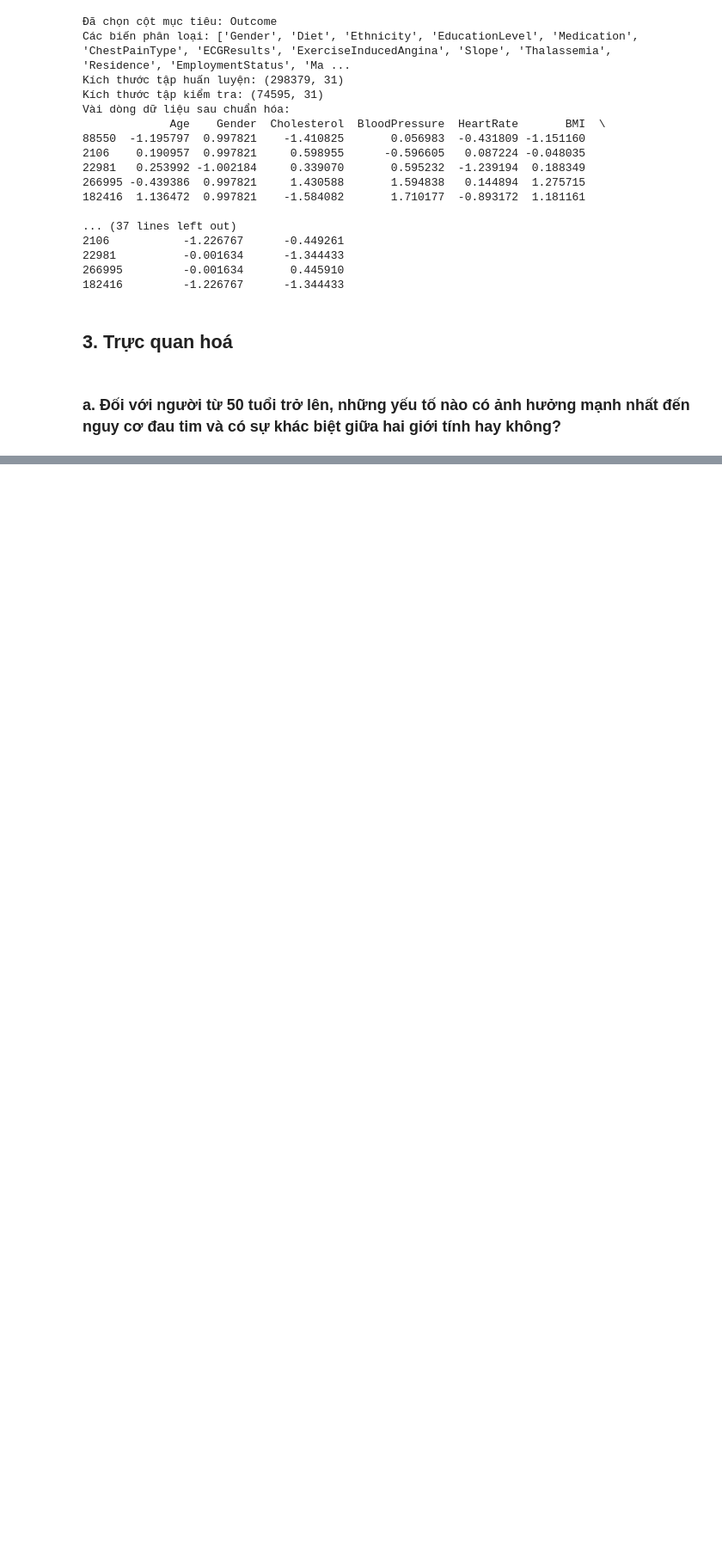
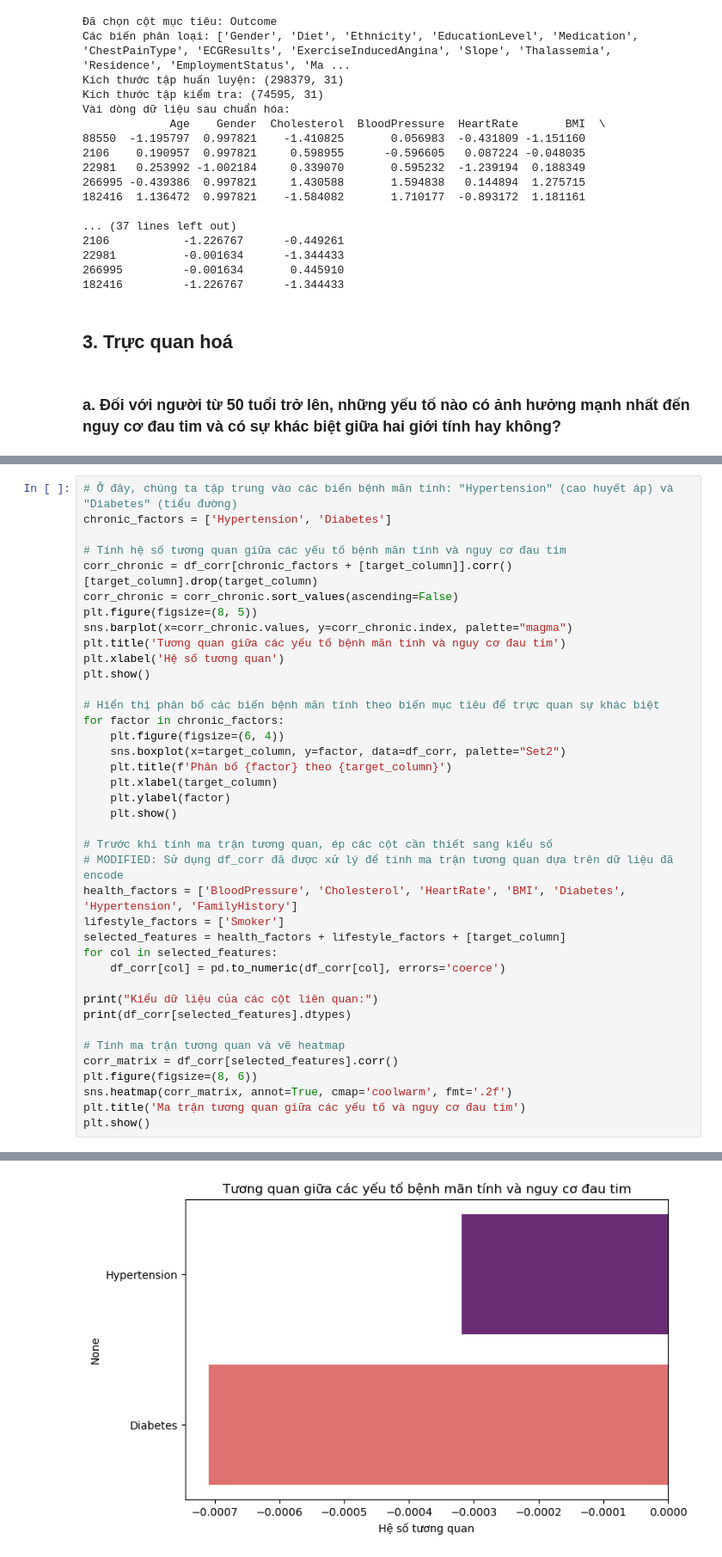
Before and after one commit to AnhQuan58/Truc_Quan_Hoa, a Jupyter notebook: nhom9.ipynb, the cells around one changed output, grey strips where cells are left out. Shown at 86% size. Cells and saved outputs as stored; diff of their text form; blank space fills up the shorter version.

```diff
--- a/nhom9.ipynb
+++ b/nhom9.ipynb
@@ -422,0 +273,40 @@ dtype: object
+# %%
+# Ở đây, chúng ta tập trung vào các biến bệnh mãn tính: "Hypertension" (cao huyết áp) và "Diabetes" (tiểu đường)
+chronic_factors = ['Hypertension', 'Diabetes']
+
+# Tính hệ số tương quan giữa các yếu tố bệnh mãn tính và nguy cơ đau tim
+corr_chronic = df_corr[chronic_factors + [target_column]].corr()[target_column].drop(target_column)
+corr_chronic = corr_chronic.sort_values(ascending=False)
+plt.figure(figsize=(8, 5))
+sns.barplot(x=corr_chronic.values, y=corr_chronic.index, palette="magma")
+plt.title('Tương quan giữa các yếu tố bệnh mãn tính và nguy cơ đau tim')
+plt.xlabel('Hệ số tương quan')
+plt.show()
+
+# Hiển thị phân bố các biến bệnh mãn tính theo biến mục tiêu để trực quan sự khác biệt
+for factor in chronic_factors:
+    plt.figure(figsize=(6, 4))
+    sns.boxplot(x=target_column, y=factor, data=df_corr, palette="Set2")
+    plt.title(f'Phân bố {factor} theo {target_column}')
+    plt.xlabel(target_column)
+    plt.ylabel(factor)
+    plt.show()
+
+# Trước khi tính ma trận tương quan, ép các cột cần thiết sang kiểu số
+# MODIFIED: Sử dụng df_corr đã được xử lý để tính ma trận tương quan dựa trên dữ liệu đã encode
+health_factors = ['BloodPressure', 'Cholesterol', 'HeartRate', 'BMI', 'Diabetes', 'Hypertension', 'FamilyHistory']
+lifestyle_factors = ['Smoker']
+selected_features = health_factors + lifestyle_factors + [target_column]
+for col in selected_features:
+    df_corr[col] = pd.to_numeric(df_corr[col], errors='coerce')
+
+print("Kiểu dữ liệu của các cột liên quan:")
+print(df_corr[selected_features].dtypes)
+
+# Tính ma trận tương quan và vẽ heatmap
+corr_matrix = df_corr[selected_features].corr()
+plt.figure(figsize=(8, 6))
+sns.heatmap(corr_matrix, annot=True, cmap='coolwarm', fmt='.2f')
+plt.title('Ma trận tương quan giữa các yếu tố và nguy cơ đau tim')
+plt.show()
+# %% [output]
@@ -422,0 +316 @@ dtype: object
+[figure, added]
```
Also changed, not shown: parts of 35 cells of this notebook.
